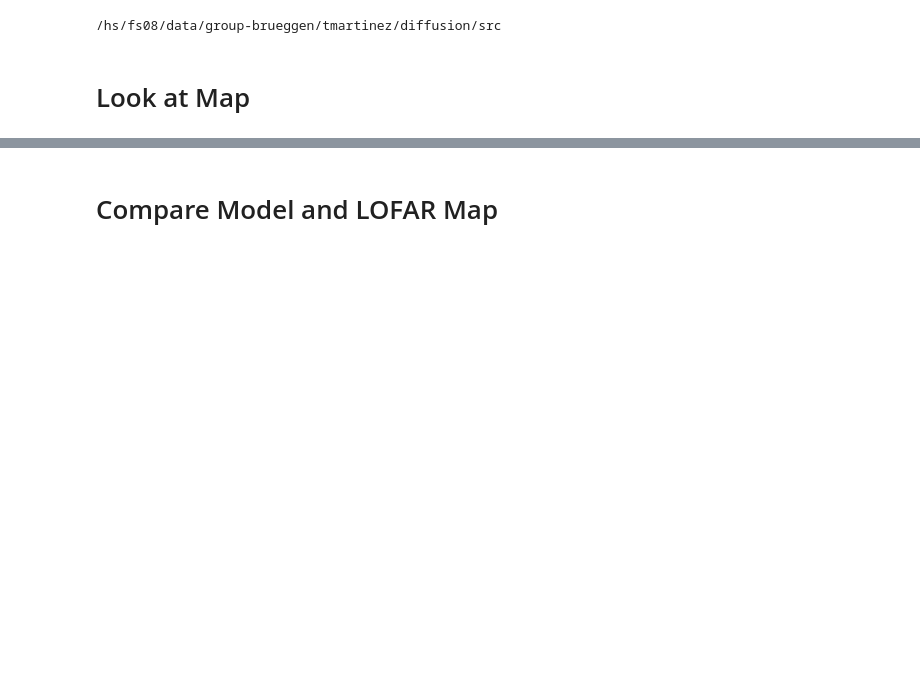
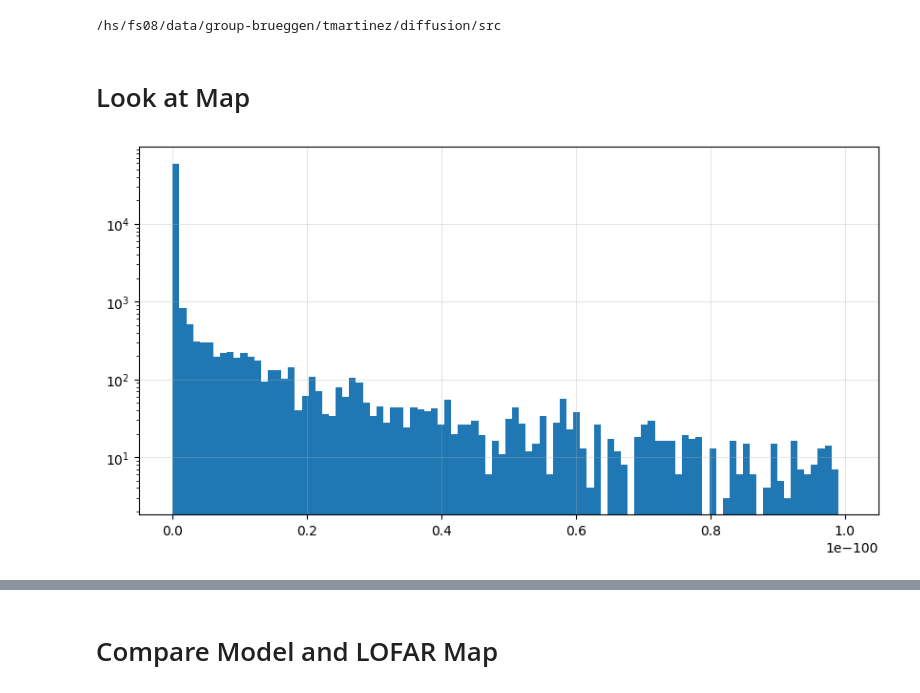
Before and after one commit to tmartinezML/LOFAR-Diffusion, a Jupyter notebook: src/notebooks/sky_maps.ipynb, the cells around one changed output, grey strips where cells are left out. Cells and saved outputs as stored; diff of their text form; code cells hidden in the pictures; blank space fills up the shorter version.

```diff
--- a/src/notebooks/sky_maps.ipynb
+++ b/src/notebooks/sky_maps.ipynb
@@ -25,3 +25,30 @@ def get_image(file, get_wcs=True):
 /hs/fs08/data/group-brueggen/tmartinez/diffusion/src
 # %% [markdown]
 # Look at Map
+# %%
+from astropy.io import fits
+import utils.paths as paths
+from plotting.map_plots import plot_sky_map
+
+map_name = 'map_5deg_8e-5JyLimit'
+
+map_folder = paths.SKY_MAP_PARENT / map_name
+sky_model_file = map_folder / f"{map_name}.fits"
+
+image, wcs = get_image(sky_model_file)
+# %%
+# Distribution of non-zero pixel values
+import numpy as np
+nzpx = image[image > 0]
+
+fig, ax = plt.subplots(1, 1, figsize=(10, 5))
+
+#bins = np.logspace(-6, -3, 100)
+bins = np.linspace(0, 1e-100, 100)
+ax.hist(nzpx, bins=bins, log=True)
+ax.grid(alpha=0.3)
+# ax.set_xscale('log')
+
+fig.show()
+# %% [output]
+[figure, added]
```
Also changed, not shown: parts of 72 cells of this notebook, 10 other files.
